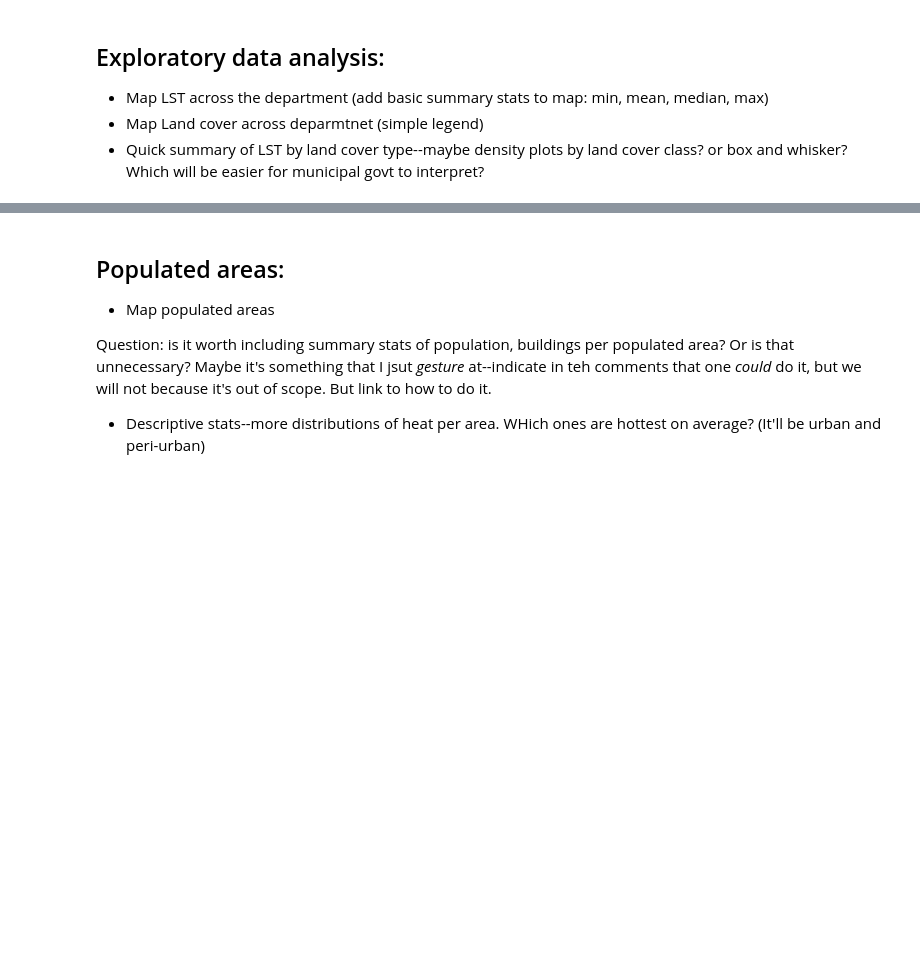
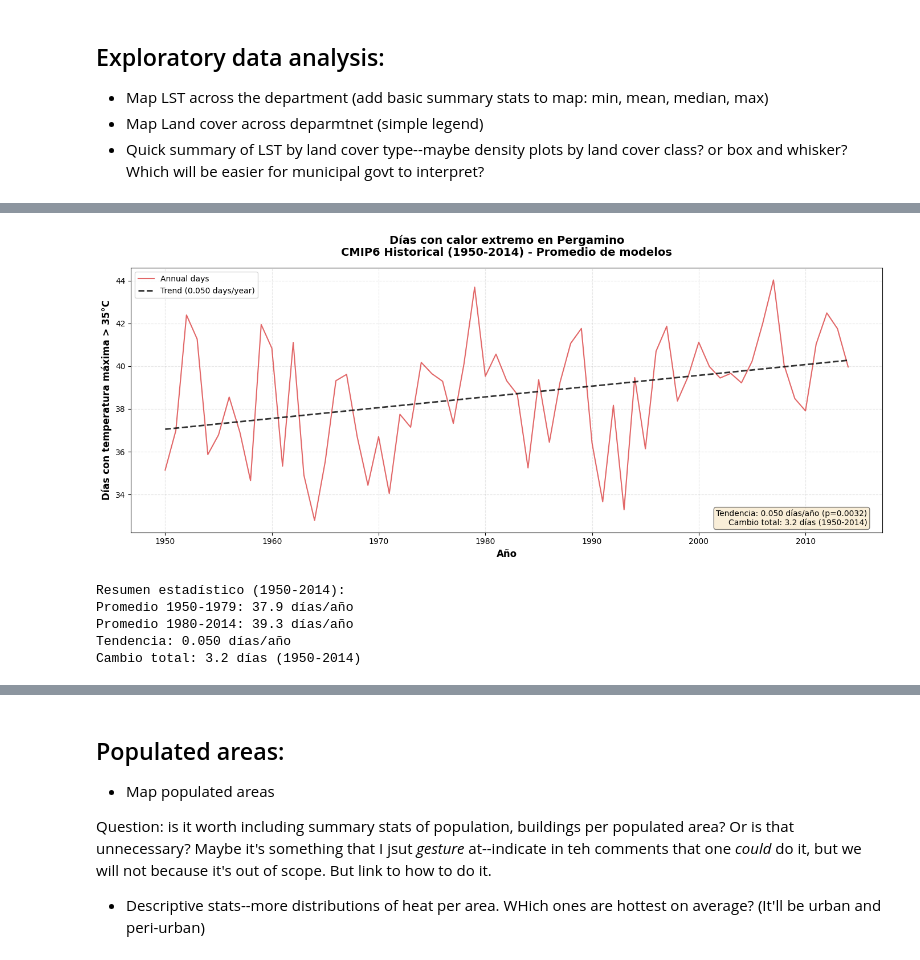
Before and after one commit to nlebovits/datos-escala-humana, a Jupyter notebook: es/cookbooks/pergamino.ipynb, the cells around one changed output, grey strips where cells are left out. Saved outputs shown, nothing was run; the diff lists cells and outputs as text; code cells hidden in the pictures; blank space fills up the shorter version.

Commit message:
add CMIP6 analysis

```diff
--- a/es/cookbooks/pergamino.ipynb
+++ b/es/cookbooks/pergamino.ipynb
@@ -80,8 +80,7 @@ import rioxarray as rio
 USE_CRS = "EPSG:5347"
 CRS_WGS84 = "EPSG:4326"
 
-RUTA_BASE = Path("/home/nissim/Documents/dev/datos-escala-humana/")
-RUTA_DATOS = RUTA_BASE / "data"
+RUTA_DATOS = Path("/home/nissim/Documents/dev/datos-escala-humana/es/cookbooks")
 # %%
 def wfs_to_gdf(
     wfs_url: str, layer_name: str, srs: str = "EPSG:4326"
@@ -225,0 +372,59 @@ print(f"  Median of maximums: {float(LST_max_computed.median().values):.2f}°C")
+# %%
+import matplotlib.pyplot as plt
+import numpy as np
+from scipy import stats
+
+# Filter to 1950 onwards
+annual_days_1950 = annual_days[annual_days['year'] >= 1950].copy()
+
+# Time series plot
+fig, ax = plt.subplots(figsize=(14, 6))
+
+# Plot the data
+ax.plot(annual_days_1950['year'], annual_days_1950['days_over_35C'],
+        linewidth=1.5, color='#d62728', alpha=0.7, label='Annual days')
+
+# Add trend line
+z = np.polyfit(annual_days_1950['year'], annual_days_1950['days_over_35C'], 1)
+p = np.poly1d(z)
+ax.plot(annual_days_1950['year'], p(annual_days_1950['year']),
+        "--", linewidth=2, color='black', alpha=0.8, label=f'Trend ({z[0]:.3f} days/year)')
+
+# Calculate statistics
+slope, intercept, r_value, p_value, std_err = stats.linregress(
+    annual_days_1950['year'], annual_days_1950['days_over_35C']
+)
+total_change = slope * (annual_days_1950['year'].max() - annual_days_1950['year'].min())
+
+# Styling
+ax.set_xlabel('Año', fontsize=12, fontweight='bold')
+ax.set_ylabel('Días con temperatura máxima > 35°C', fontsize=12, fontweight='bold')
+ax.set_title(
+    f'Días con calor extremo en Pergamino\nCMIP6 Historical (1950-2014) - Promedio de modelos',
+    fontsize=14, fontweight='bold', pad=15
+)
+ax.grid(alpha=0.3, linestyle='--')
+ax.legend(loc='upper left', fontsize=10)
+
+# Add statistics text
+stats_text = f'Tendencia: {slope:.3f} días/año (p={p_value:.4f})\nCambio total: {total_change:.1f} días (1950-2014)'
+ax.text(0.98, 0.02, stats_text, transform=ax.transAxes,
+        fontsize=10, verticalalignment='bottom', horizontalalignment='right',
+        bbox=dict(boxstyle='round', facecolor='wheat', alpha=0.5))
+
+plt.tight_layout()
+plt.show()
+
+# Summary statistics
+print(f"\nResumen estadístico (1950-2014):")
+print(f"Promedio 1950-1979: {annual_days_1950[annual_days_1950['year'] < 1980]['days_over_35C'].mean():.1f} días/año")
+print(f"Promedio 1980-2014: {annual_days_1950[annual_days_1950['year'] >= 1980]['days_over_35C'].mean():.1f} días/año")
+print(f"Tendencia: {slope:.3f} días/año")
+print(f"Cambio total: {total_change:.1f} días (1950-2014)")
+# %% [output]
+[figure, added]
+Resumen estadístico (1950-2014):
+Promedio 1950-1979: 37.9 días/año
+Promedio 1980-2014: 39.3 días/año
+Tendencia: 0.050 días/año
+Cambio total: 3.2 días (1950-2014)
```
Also changed, not shown: parts of 20 cells of this notebook, 2 other files.
